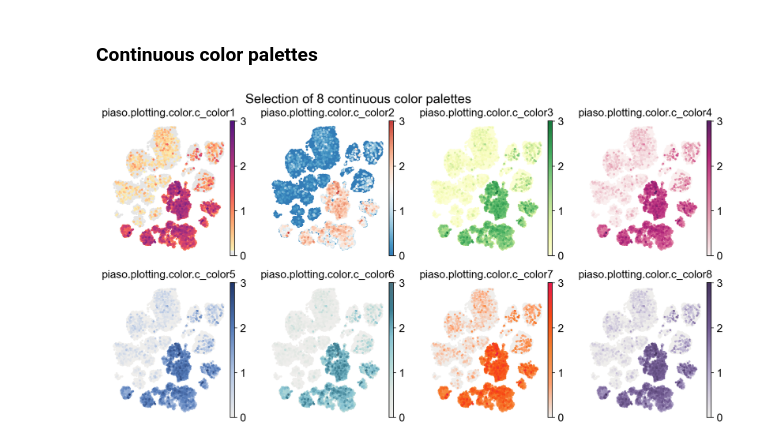
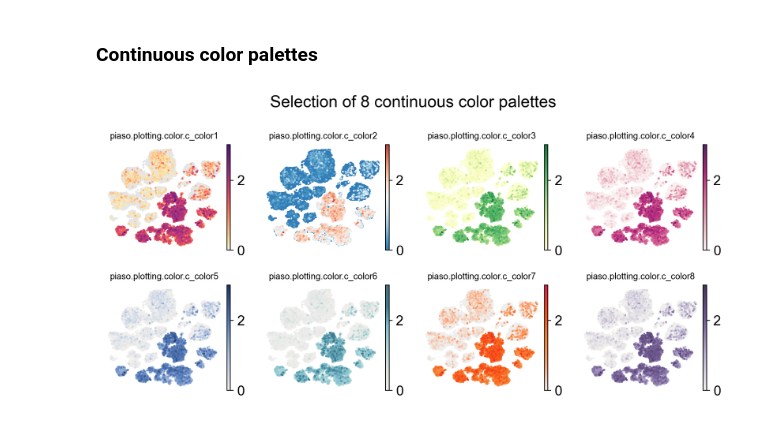
Before and after one commit to genecell/PIASO, a Jupyter notebook: docs/notebooks/colorPalettes.ipynb, the cells around one changed output. Drawn from its saved outputs; the diff is of its cells as text; code cells hidden in the pictures.

```diff
--- a/docs/notebooks/colorPalettes.ipynb
+++ b/docs/notebooks/colorPalettes.ipynb
@@ -47,9 +49,9 @@ AnnData object with n_obs × n_vars = 20000 × 36601
 # %%
 palettes = [c for c in vars(color) if c.startswith('d_')]
 n = len(palettes)
-ncol = None
+ncol = 4
 nrow = None
-row_size, col_size = 4, 4
+row_size, col_size = 2.3, 2.3
 if ncol is None:
         nrow = int(np.sqrt(n))
         ncol = int(np.ceil(n / nrow))
@@ -69,16 +71,18 @@ for i in range(len(axs)):
                             color=['Subclass'],
                             palette=palette_value,
                             cmap='Spectral_r',
-                            size=10,
+                            size=3,
                             frameon=False,
                             ax=axs[i][j],
                             title='piaso.plotting.color.'+str(palettes[c]),
                             legend_loc=None,
                             show=False)
+            axs[i][j].title.set_size(9)
         else:
             axs[i][j].set_visible(False)
         c += 1
 plt.suptitle("Selection of 15 discrete color palettes")
+plt.tight_layout()
 plt.show()
 # %% [output]
 WARNING: Length of palette colors is smaller than the number of categories (palette length: 19, categories length: 24. Some categories will have the same color.
@@ -91,34 +95,36 @@ palettes = [c for c in vars(color) if c.startswith('c_')]
 n = len(palettes)
 ncol = None
 nrow = None
-row_size, col_size = 3.5, 3.5
+row_size, col_size = 2.3, 2.3
 if ncol is None:
         nrow = int(np.sqrt(n))
         ncol = int(np.ceil(n / nrow))
 else:
     nrow = int(np.ceil(n / ncol))
 
 fig, axs = plt.subplots(nrow, ncol, dpi=96, figsize=(ncol * col_size, nrow * row_size))
 
 c = 0
 for i in range(len(axs)):
     for j in range(len(axs[0])):
         if c < n:
             palette_value = getattr(color, palettes[c], None)
 
             sc.pl.umap(adata,
                        color=['GAD1'],
                        cmap=palette_value,
-                       size=30,
+                       size=15,
                        frameon=False,
                        ax=axs[i][j],
                        title='piaso.plotting.color.'+str(palettes[c]),
                        legend_loc=None,
                        show=False)
+            axs[i][j].title.set_size(9)
         else:
             axs[i][j].set_visible(False)
         c += 1
 plt.suptitle("Selection of 8 continuous color palettes")
+plt.tight_layout()
 plt.show()
 # %% [output]
-[figure, old version]
+[figure, new version]
```
Also changed, not shown: parts of 2 cells of this notebook, 14 other files.
